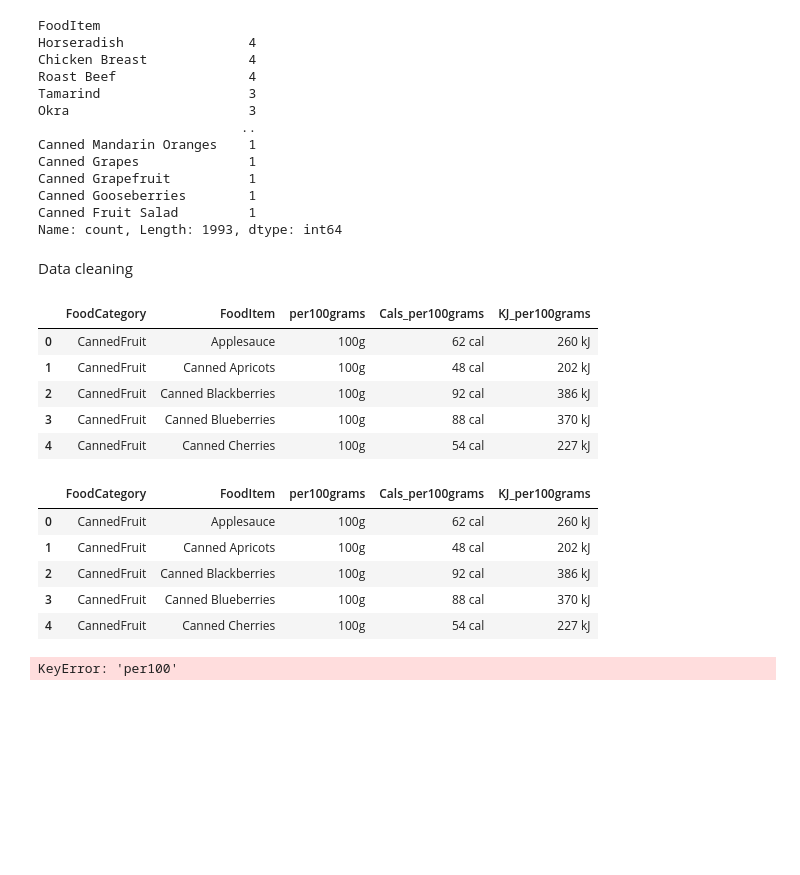
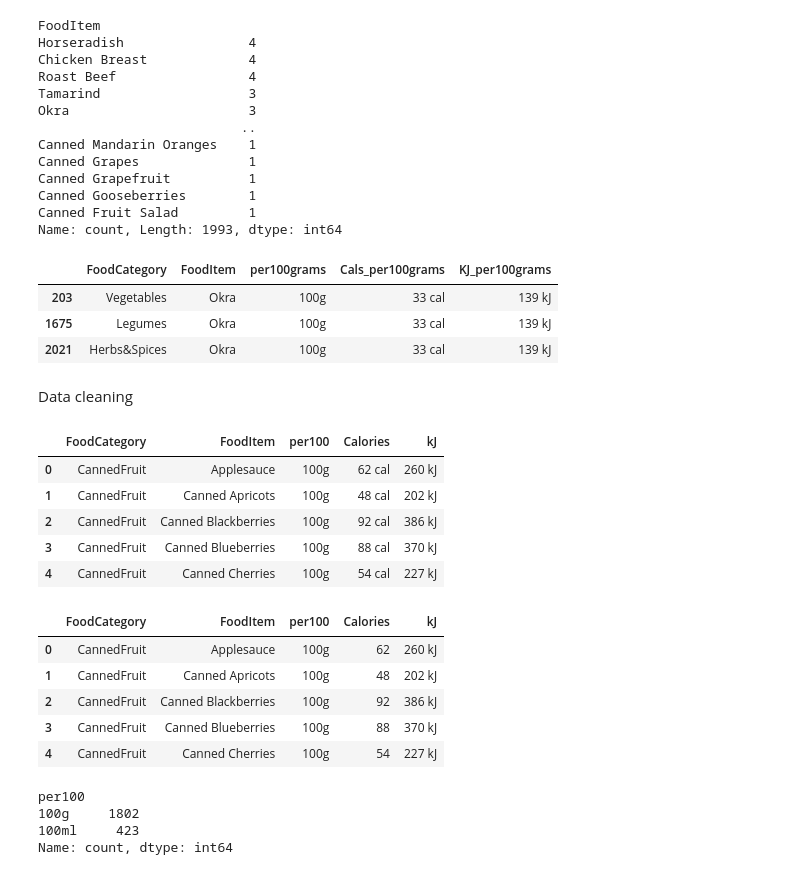
Before and after one commit to DeeveeLoper/python_roberto_camacho_op24, a Jupyter notebook: code_along/code_along_20feb.ipynb, the cells around one changed output. Saved outputs shown, nothing was run; the diff lists cells and outputs as text; code cells hidden in the pictures; blank space fills up the shorter version.

```diff
--- a/code_along/code_along_20feb.ipynb
+++ b/code_along/code_along_20feb.ipynb
@@ -68,14 +68,24 @@ Canned Grapefruit          1
 Canned Gooseberries        1
 Canned Fruit Salad         1
 Name: count, Length: 1993, dtype: int64
+# %%
+df[df["FoodItem"]=="Okra"]
+# %% [output]
+|  | FoodCategory | FoodItem | per100grams | Cals_per100grams | KJ_per100grams |
+| 203 | Vegetables | Okra | 100g | 33 cal | 139 kJ |
+| 1675 | Legumes | Okra | 100g | 33 cal | 139 kJ |
+| 2021 | Herbs&Spices | Okra | 100g | 33 cal | 139 kJ |
 # %% [markdown]
 Data cleaning
 # %%
-df = df.rename(dict(Cals_per100grams= "Calories", per100grams="per100", KJ_per100grams="kJ", axis="colums"))
+# df = df.rename(dict(Cals_per100grams= "Calories", per100grams="per100", KJ_per100grams="kJ", axis="columns"))
+
+df = df.rename(columns={"Cals_per100grams": "Calories", "per100grams": "per100", "KJ_per100grams": "kJ"})
+
 
 df.head()
 # %% [output]
-|  | FoodCategory | FoodItem | per100grams | Cals_per100grams | KJ_per100grams |
+|  | FoodCategory | FoodItem | per100 | Calories | kJ |
 | 0 | CannedFruit | Applesauce | 100g | 62 cal | 260 kJ |
 | 1 | CannedFruit | Canned Apricots | 100g | 48 cal | 202 kJ |
 | 2 | CannedFruit | Canned Blackberries | 100g | 92 cal | 386 kJ |
@@ -86,13 +97,16 @@ df["Calories"] = df["Calories"].str[:-3].astype(int)
 # %%
 df.head()
 # %% [output]
-|  | FoodCategory | FoodItem | per100grams | Cals_per100grams | KJ_per100grams |
-| 0 | CannedFruit | Applesauce | 100g | 62 cal | 260 kJ |
-| 1 | CannedFruit | Canned Apricots | 100g | 48 cal | 202 kJ |
-| 2 | CannedFruit | Canned Blackberries | 100g | 92 cal | 386 kJ |
-| 3 | CannedFruit | Canned Blueberries | 100g | 88 cal | 370 kJ |
-| 4 | CannedFruit | Canned Cherries | 100g | 54 cal | 227 kJ |
+|  | FoodCategory | FoodItem | per100 | Calories | kJ |
+| 0 | CannedFruit | Applesauce | 100g | 62 | 260 kJ |
+| 1 | CannedFruit | Canned Apricots | 100g | 48 | 202 kJ |
+| 2 | CannedFruit | Canned Blackberries | 100g | 92 | 386 kJ |
+| 3 | CannedFruit | Canned Blueberries | 100g | 88 | 370 kJ |
+| 4 | CannedFruit | Canned Cherries | 100g | 54 | 227 kJ |
 # %%
 df["per100"].value_counts()
 # %% [output]
-KeyError: 'per100'
+per100
+100g     1802
+100ml     423
+Name: count, dtype: int64
```
Also changed, not shown: parts of 10 cells of this notebook, 4 other files.
